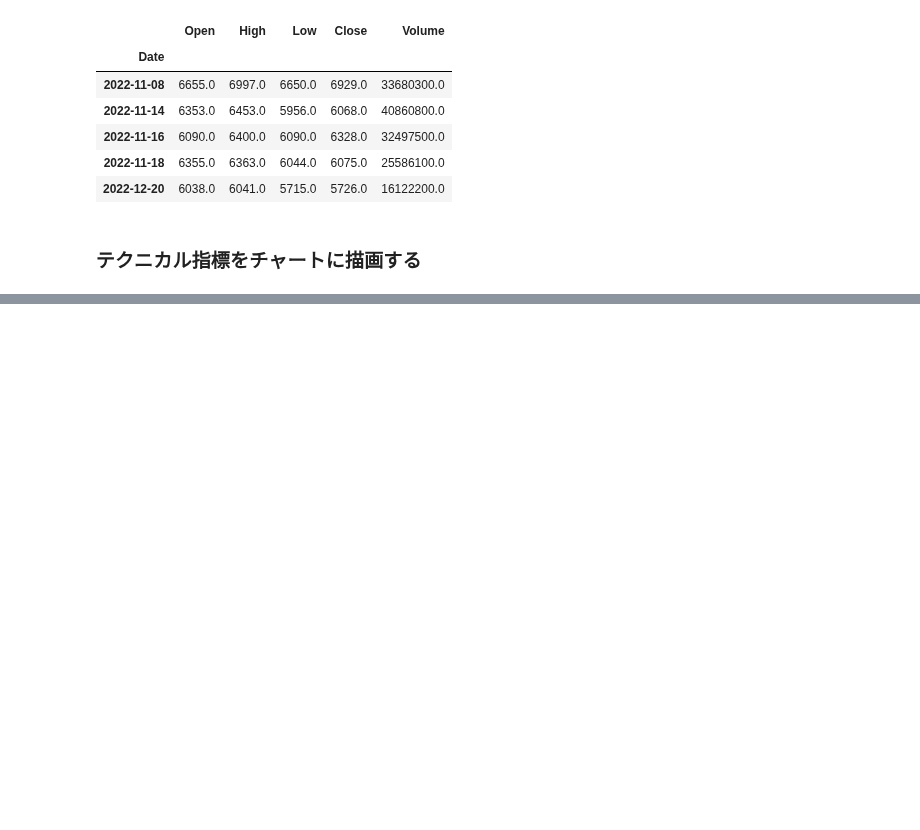
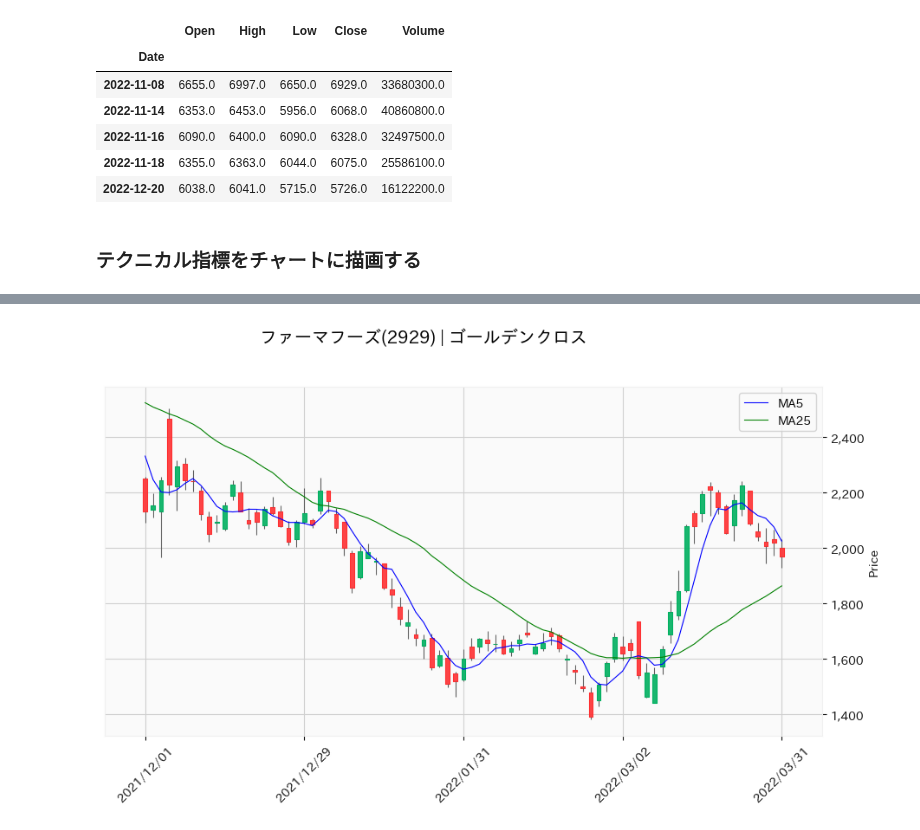
Before and after one commit to hirokimituya/stock-price-analysis, a Jupyter notebook: technical_analysis/株価分析.ipynb, the cells around one changed output, grey strips where cells are left out. Drawn from its saved outputs; the diff is of its cells as text; code cells hidden in the pictures; blank space fills up the shorter version.

```diff
--- a/technical_analysis/株価分析.ipynb
+++ b/technical_analysis/株価分析.ipynb
@@ -174,0 +235,4 @@ show_plot(4902, '2021-10-1', '2022-2-28', bbands={'sma': 25, 'bbands': [1, 2]},
+# %%
+show_plot(2929, '2021-12-1', '2022-3-31', sma=[5, 25], title='ファーマフーズ(2929) | ゴールデンクロス')
+# %% [output]
+[figure, added]
```
Also changed, not shown: parts of 6 cells of this notebook.
